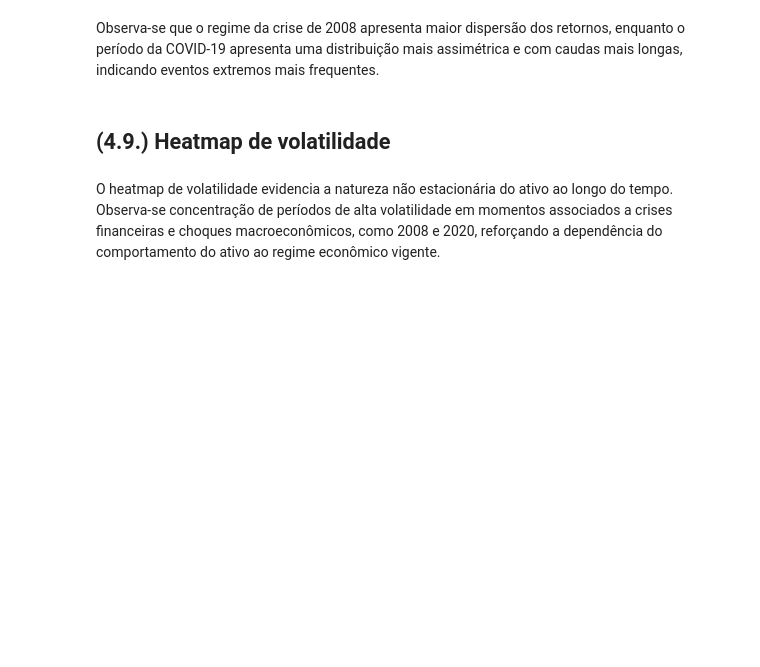
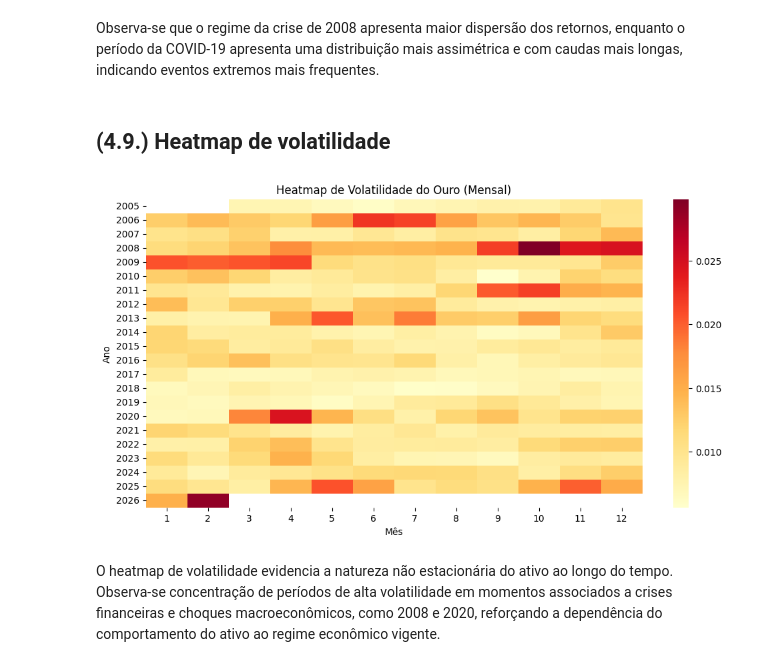
Before and after one commit to lalipedrozo/PUC_MVP_Analise_de_Dados, a Jupyter notebook: PUC_MVP_Analise_de_Dados.ipynb, the cells around one changed output. Drawn from its saved outputs; the diff is of its cells as text; code cells hidden in the pictures; blank space fills up the shorter version.

```diff
--- a/PUC_MVP_Analise_de_Dados.ipynb
+++ b/PUC_MVP_Analise_de_Dados.ipynb
@@ -803,3 +886,57 @@ plt.show()
+# %%
+# =========================
+# 1. GARANTIR DATA COMO ÍNDICE
+# =========================
+
+if 'Date' in df.columns:
+    df['Date'] = pd.to_datetime(df['Date'])
+    df = df.sort_values('Date')
+    df = df.set_index('Date')
+
+df = df.sort_index()
+
+# =========================
+# 2. GARANTIR VOLATILIDADE
+# =========================
+
+df['Return_1d'] = df['Price'].pct_change()
+df['Volatility_30d'] = df['Return_1d'].rolling(30).std()
+
+df = df.dropna()
+
+# =========================
+# 3. AGREGAR MENSALMENTE
+# =========================
+
+vol_monthly = df['Volatility_30d'].resample('ME').mean().to_frame()
+
+vol_monthly['Year'] = vol_monthly.index.year
+vol_monthly['Month'] = vol_monthly.index.month
+
+# =========================
+# 4. CRIAR MATRIZ (HEATMAP)
+# =========================
+
+heatmap_data = vol_monthly.pivot_table(
+    values='Volatility_30d',
+    index='Year',
+    columns='Month'
+)
+
+# =========================
+# 5. PLOT HEATMAP
+# =========================
+
+plt.figure(figsize=(12,6))
+sns.heatmap(heatmap_data, cmap='YlOrRd')
+
+plt.title('Heatmap de Volatilidade do Ouro (Mensal)')
+plt.xlabel('Mês')
+plt.ylabel('Ano')
+
+plt.show()
+# %% [output]
+[figure, added]
 # %% [markdown]
 O heatmap de volatilidade evidencia a natureza não estacionária do ativo ao longo do tempo. Observa-se concentração de períodos de alta volatilidade em momentos associados a crises financeiras e choques macroeconômicos, como 2008 e 2020, reforçando a dependência do comportamento do ativo ao regime econômico vigente.
 # %% [markdown]
```
Also changed, not shown: parts of 37 cells of this notebook.
